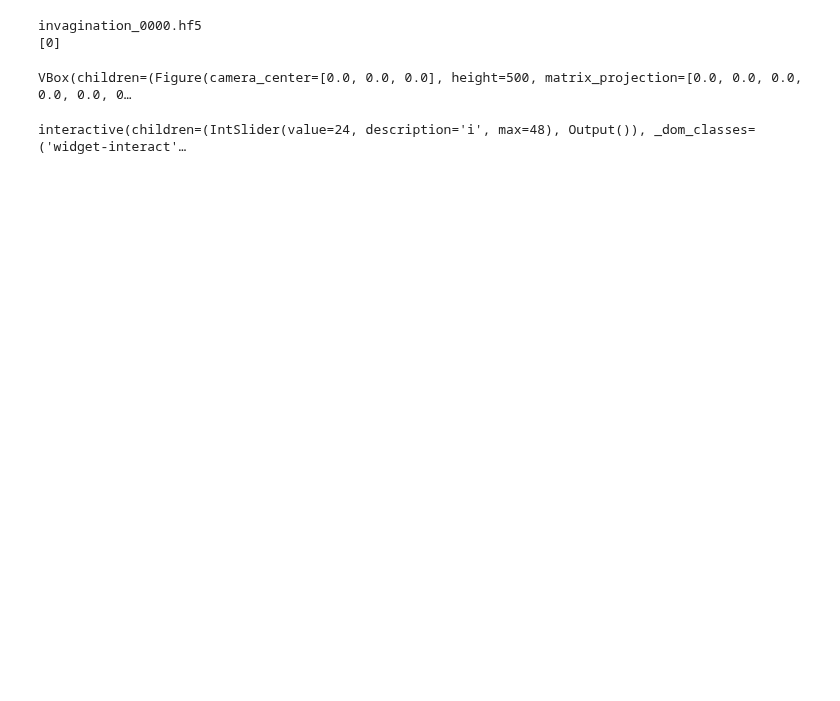
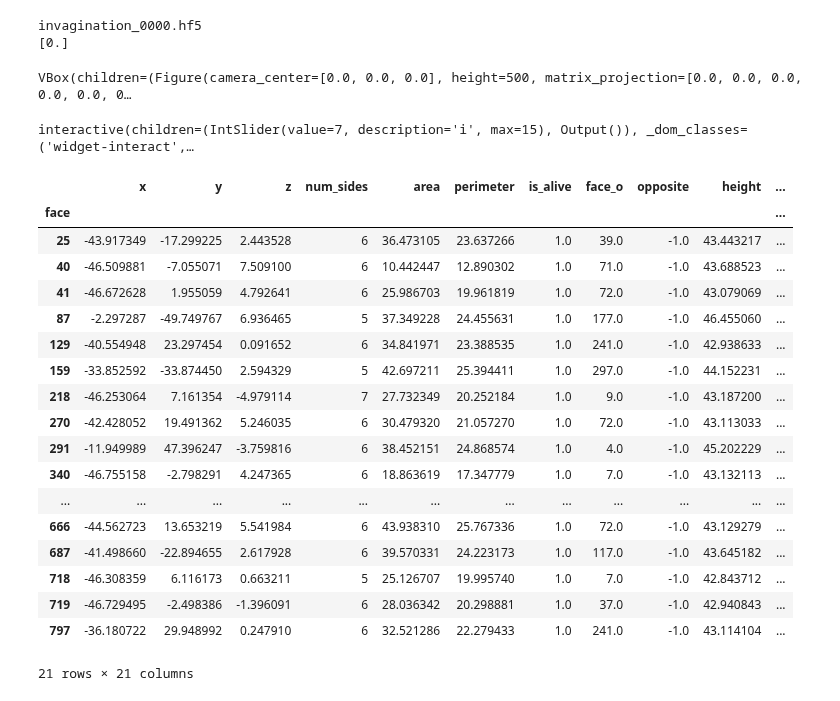
Before and after one commit to suzannelab/polarity, a Jupyter notebook: notebooks/QSSolver-Visualisation.ipynb, the cells around one changed output. Drawn from its saved outputs; the diff is of its cells as text; code cells hidden in the pictures; blank space fills up the shorter version.

```diff
--- a/notebooks/QSSolver-Visualisation.ipynb
+++ b/notebooks/QSSolver-Visualisation.ipynb
@@ -102,6 +116,6 @@ array([0])
 # %%
-SIM_DIR = Path('/home/admin-suz/Documents/Simulations/20190827-QSSolver-Prepolarized')
-dirname = SIM_DIR/'1.08_constriction_0_radialtension0/'
+SIM_DIR = Path('/home/admin-suz/Documents/Simulations/20190829-QSSolver-Prepolarized')
+dirname = SIM_DIR/'1.08_constriction_30.0_radialtension0/'
 
 
 
@@ -119,8 +133,9 @@ def get_meshes(dirname, hdf_file):
     sheet = Sheet('ellipse', dsets)
     geom.update_all(sheet)
     sheet = sheet.extract_bounding_box( z_boundary=(-80,80))
-    #x_boundary=(-50,150),
+    #print(sheet.face_df[sheet.face_df.area<5].id)
     print(sheet.vert_df.radial_tension.unique())
+
 
     import matplotlib
     cmap = matplotlib.colors.ListedColormap(['black', 'red', ])
@@ -151,7 +166,7 @@ def browse_sheets(dirname, hfs):
     fig.meshes = fig.meshes + list(meshes)
 
     def view_sheet(i):
-        fig.animation = 0
+        fig.animation = False
         faces, edges = get_meshes(dirname, hfs[i])
         print()
         fig.meshes[0].x = faces.x
@@ -175,9 +190,31 @@ def browse_sheets(dirname, hfs):
 browse_sheets(dirname, hfs)
 # %% [output]
 invagination_0000.hf5
-[0]
+[0.]
 VBox(children=(Figure(camera_center=[0.0, 0.0, 0.0], height=500, matrix_projection=[0.0, 0.0, 0.0, 0.0, 0.0, 0…
-interactive(children=(IntSlider(value=24, description='i', max=48), Output()), _dom_classes=('widget-interact'…
+interactive(children=(IntSlider(value=7, description='i', max=15), Output()), _dom_classes=('widget-interact',…
+# %%
+sheet.face_df[sheet.face_df.apoptosis>0]
+# %% [output]
+|  | x | y | z | num_sides | area | perimeter | is_alive | face_o | opposite | height | ... |
+| face |  |  |  |  |  |  |  |  |  |  | ... |
+| 25 | -43.917349 | -17.299225 | 2.443528 | 6 | 36.473105 | 23.637266 | 1.0 | 39.0 | -1.0 | 43.443217 | ... |
+| 40 | -46.509881 | -7.055071 | 7.509100 | 6 | 10.442447 | 12.890302 | 1.0 | 71.0 | -1.0 | 43.688523 | ... |
+| 41 | -46.672628 | 1.955059 | 4.792641 | 6 | 25.986703 | 19.961819 | 1.0 | 72.0 | -1.0 | 43.079069 | ... |
+| 87 | -2.297287 | -49.749767 | 6.936465 | 5 | 37.349228 | 24.455631 | 1.0 | 177.0 | -1.0 | 46.455060 | ... |
+| 129 | -40.554948 | 23.297454 | 0.091652 | 6 | 34.841971 | 23.388535 | 1.0 | 241.0 | -1.0 | 42.938633 | ... |
+| 159 | -33.852592 | -33.874450 | 2.594329 | 5 | 42.697211 | 25.394411 | 1.0 | 297.0 | -1.0 | 44.152231 | ... |
+| 218 | -46.253064 | 7.161354 | -4.979114 | 7 | 27.732349 | 20.252184 | 1.0 | 9.0 | -1.0 | 43.187200 | ... |
+| 270 | -42.428052 | 19.491362 | 5.246035 | 6 | 30.479320 | 21.057270 | 1.0 | 72.0 | -1.0 | 43.113033 | ... |
+| 291 | -11.949989 | 47.396247 | -3.759816 | 6 | 38.452151 | 24.868574 | 1.0 | 4.0 | -1.0 | 45.202229 | ... |
+| 340 | -46.755158 | -2.798291 | 4.247365 | 6 | 18.863619 | 17.347779 | 1.0 | 7.0 | -1.0 | 43.132113 | ... |
+| ... | ... | ... | ... | ... | ... | ... | ... | ... | ... | ... | ... |
+| 666 | -44.562723 | 13.653219 | 5.541984 | 6 | 43.938310 | 25.767336 | 1.0 | 72.0 | -1.0 | 43.129279 | ... |
+| 687 | -41.498660 | -22.894655 | 2.617928 | 6 | 39.570331 | 24.223173 | 1.0 | 117.0 | -1.0 | 43.645182 | ... |
+| 718 | -46.308359 | 6.116173 | 0.663211 | 5 | 25.126707 | 19.995740 | 1.0 | 7.0 | -1.0 | 42.843712 | ... |
+| 719 | -46.729495 | -2.498386 | -1.396091 | 6 | 28.036342 | 20.298881 | 1.0 | 37.0 | -1.0 | 42.940843 | ... |
+| 797 | -36.180722 | 29.948992 | 0.247910 | 6 | 32.521286 | 22.279433 | 1.0 | 241.0 | -1.0 | 43.114104 | ... |
+21 rows × 21 columns
 # %%
 def open_sheet(dirname, t, data_names=['vert', 'edge', 'face', 'cell']):
     """Open hdf5 file
```
Also changed, not shown: parts of 5 cells of this notebook, 7 other files.
